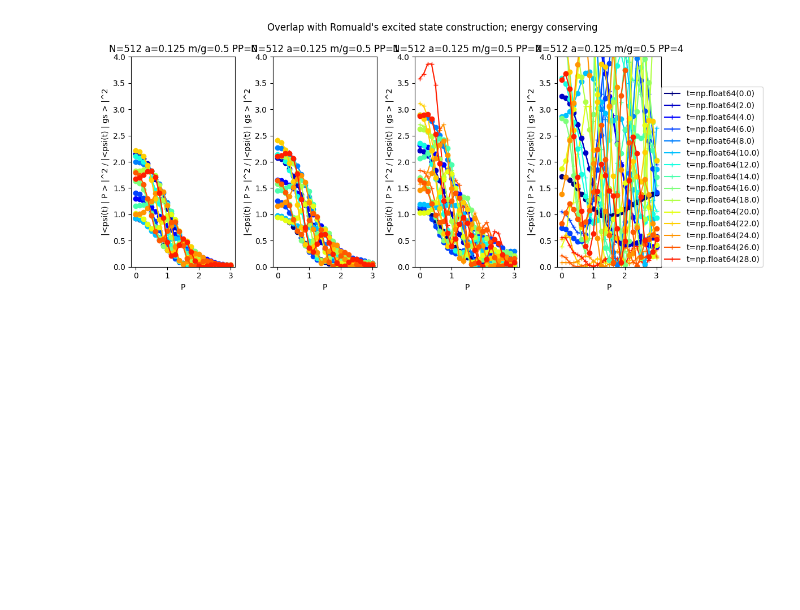
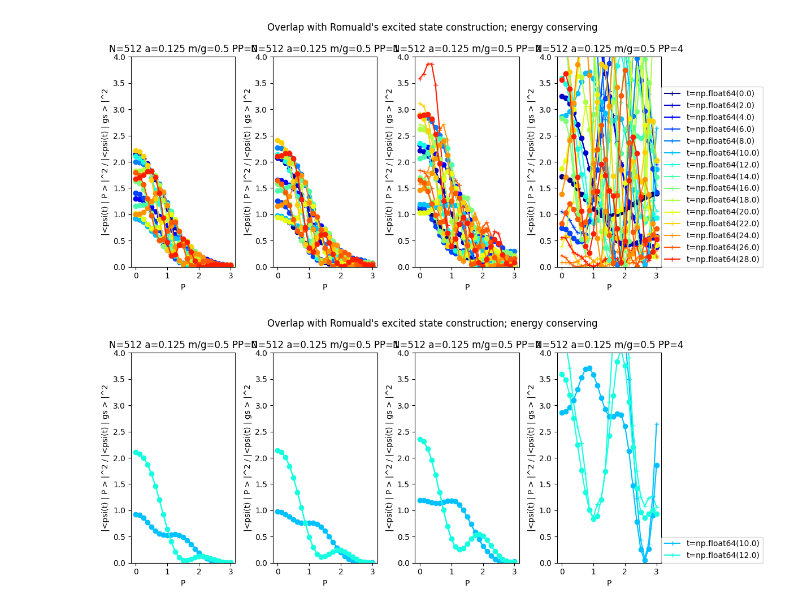
Before and after one commit to marekrams/pdf, a Jupyter notebook: multiplicity_gauss_m=0.5_view.ipynb, the cells around one changed output. Drawn from its saved outputs; the diff is of its cells as text; code cells hidden in the pictures; blank space fills up the shorter version.

```diff
--- a/multiplicity_gauss_m=0.5_view.ipynb
+++ b/multiplicity_gauss_m=0.5_view.ipynb
@@ -125,3 +125,41 @@ plt.tight_layout()
 #  P = 4;  '-+' for D = 256; '-o' for D=512;  P=0,1,2 are well converged; P=4 needs extra checks
 # %% [output]
 [figure]
+# %%
+# test convergence
+
+cm = plt.cm.jet
+Ps = [0, 1, 2, 4]
+PPs = np.linspace(0, 3, 25)
+Nas = [(512, 0.125)]
+
+fig, axs = plt.subplots(len(Nas), len(Ps), squeeze=False)
+fig.set_size_inches(len(Ps) * 3, len(Nas) * 5)
+for ii, ((N, a), dE) in enumerate(zip(Nas, dEs)):
+  #
+  ts = sorted(set(t for t, PP, D, chi in probs[N, a]))
+  Ds = sorted(set(D for t, PP, D, chi in probs[N, a]))
+  Ds = [256, 512]
+  #
+  for jj, PP in enumerate(Ps):
+      for D in Ds:
+        for t in ts[5:7]:
+          pr = [probs_R[N, a][t, PP, D, P] / probs_gs[N, a][t, PP, D] for P in PPs]
+          sym = '-+' if D == Ds[0] else '-o'
+          line, = axs[ii, jj].plot(PPs, pr, sym, color = cm(t / 32))
+          if D == Ds[0]:
+            line.set_label(f"{t=}")
+      axs[ii,jj].set_xlabel('P')
+      axs[ii,jj].set_ylabel("|<psi(t) | P > |^2 / |<psi(t) | gs > |^2")
+      #axs[ii,jj].set_xlim([0, 2])
+      axs[ii,jj].set_title(f"{N=} {a=} {m/g=} {PP=}")
+      axs[ii,jj].set_ylim([0, 4])
+
+axs[-1, -1].legend(loc=(1, 0))
+fig.suptitle("Overlap with Romuald's excited state construction; energy conserving")
+
+plt.tight_layout()
+
+#  P = 4;  '-+' for D = 256; '-o' for D=512;  P=0,1,2 are well converged; P=4 needs extra checks
+# %% [output]
+[figure, added]
```
Also changed, not shown: 12 other files.
